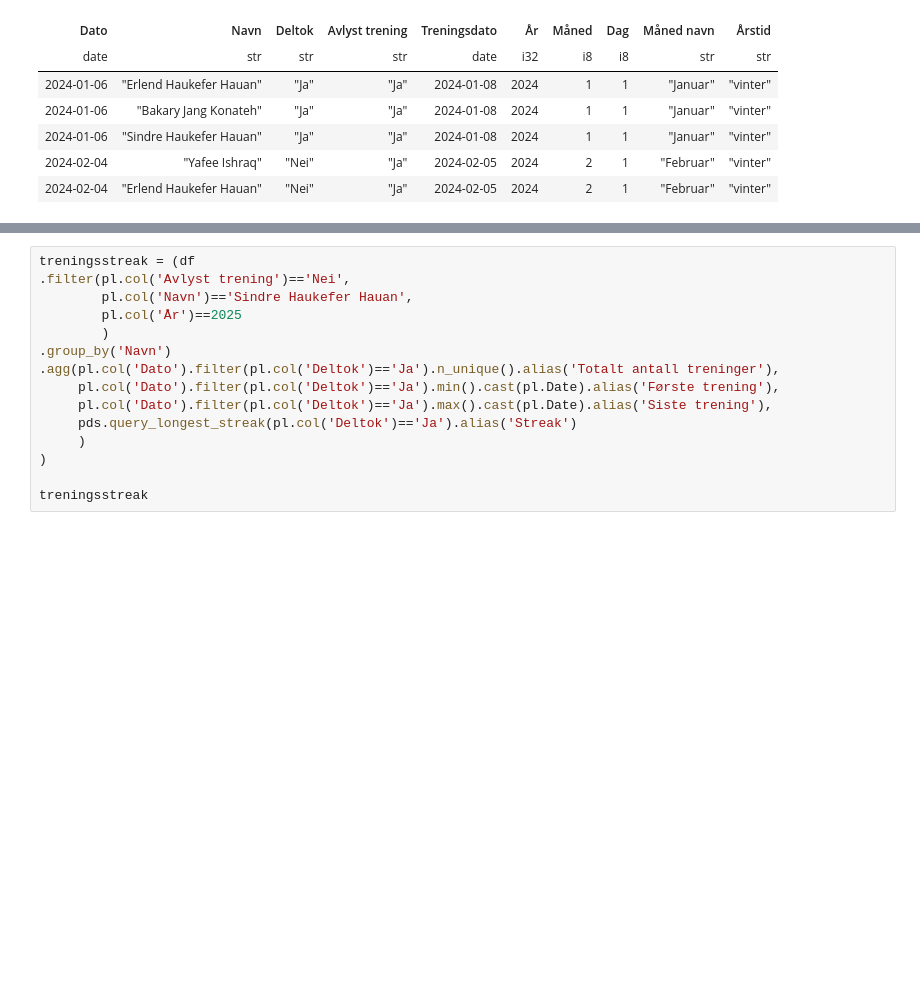
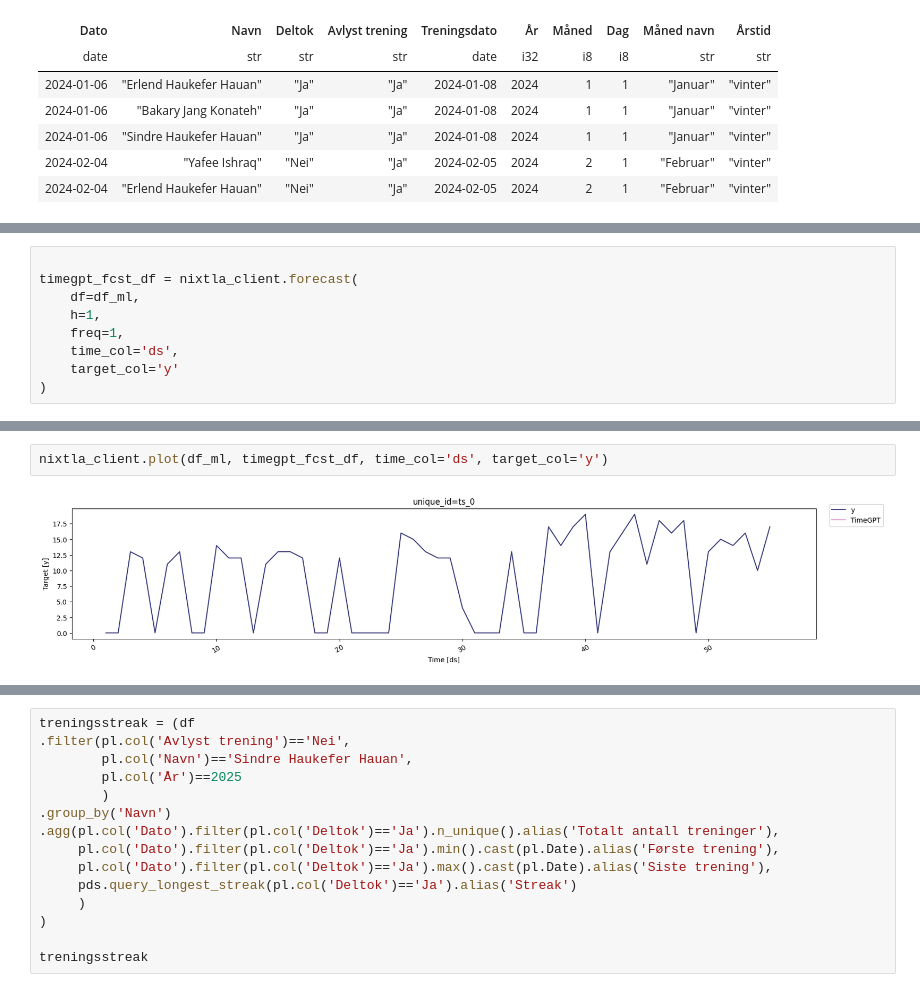
Before and after one commit to PolarsDude/treningsstatistikk-, a Jupyter notebook: test_fil.ipynb, the cells around one changed output, grey strips where cells are left out. Cells and saved outputs as stored; diff of their text form; blank space fills up the shorter version.

```diff
--- a/test_fil.ipynb
+++ b/test_fil.ipynb
@@ -40,0 +74,9 @@ shape: (5, 10)
+# %%
+
+timegpt_fcst_df = nixtla_client.forecast(
+    df=df_ml,
+    h=1,
+    freq=1,
+    time_col='ds',
+    target_col='y'
+)
@@ -40,0 +95,4 @@ shape: (5, 10)
+# %%
+nixtla_client.plot(df_ml, timegpt_fcst_df, time_col='ds', target_col='y')
+# %% [output]
+[figure, added]
```
Also changed, not shown: parts of 10 cells of this notebook, 15 other files.
